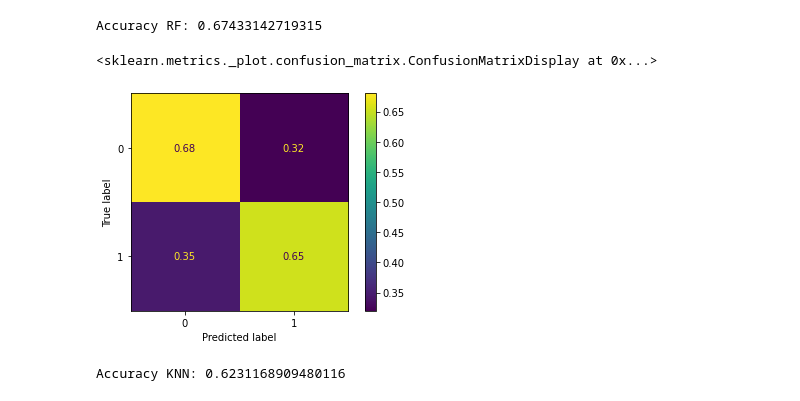
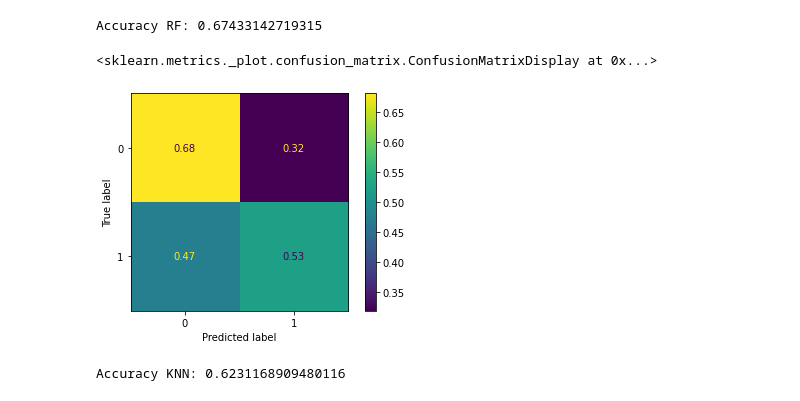
Before and after one commit to xduzao/Kickstarter, a Jupyter notebook: Kickstarter.ipynb, the cells around one changed output. Cells and saved outputs as stored; diff of their text form; code cells hidden in the pictures.

```diff
--- a/Kickstarter.ipynb
+++ b/Kickstarter.ipynb
@@ -256,10 +262,10 @@ y_pred_knn = knn.predict(X_test_)
 # %%
 from sklearn.metrics import ConfusionMatrixDisplay
 
-ConfusionMatrixDisplay.from_predictions(y_pred, y_test, normalize='true')
+ConfusionMatrixDisplay.from_predictions(y_pred_knn, y_test, normalize='true')
 # %% [output]
 <sklearn.metrics._plot.confusion_matrix.ConfusionMatrixDisplay at 0x...>
-[figure, old version]
+[figure, new version]
 # %%
 
 print("Accuracy KNN:",metrics.accuracy_score(y_test, y_pred_knn))
```
Also changed, not shown: parts of 10 cells of this notebook.
